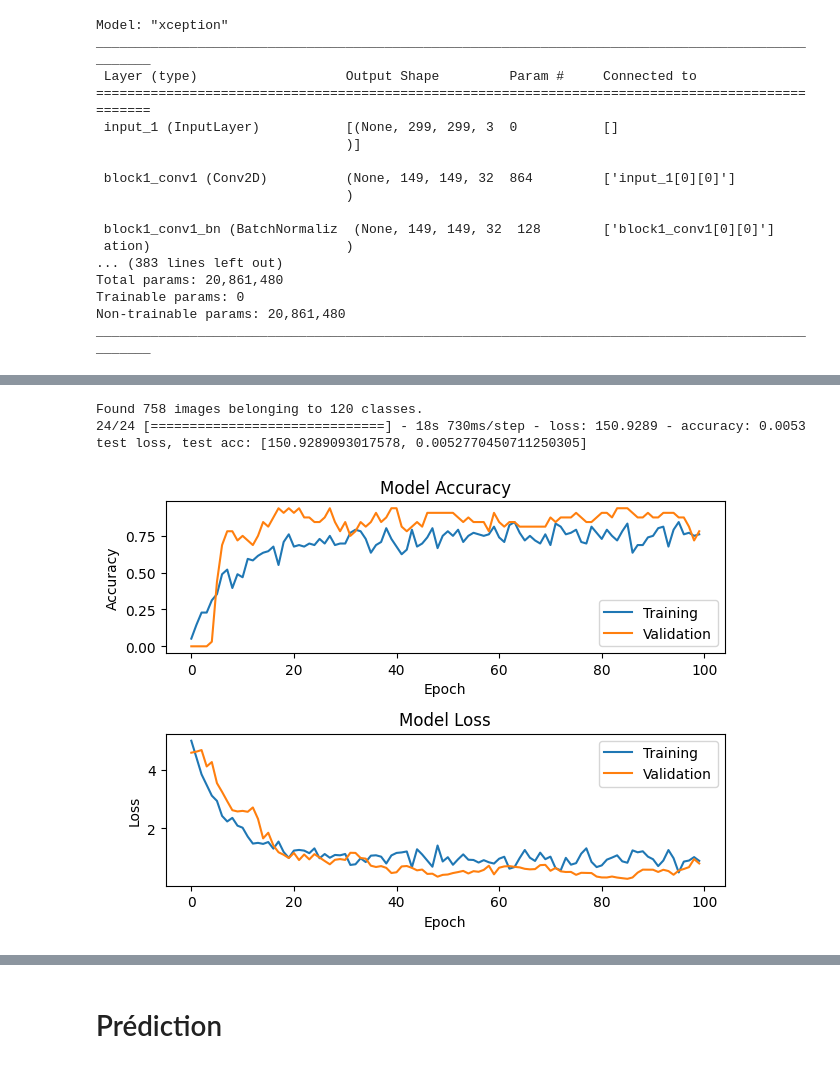
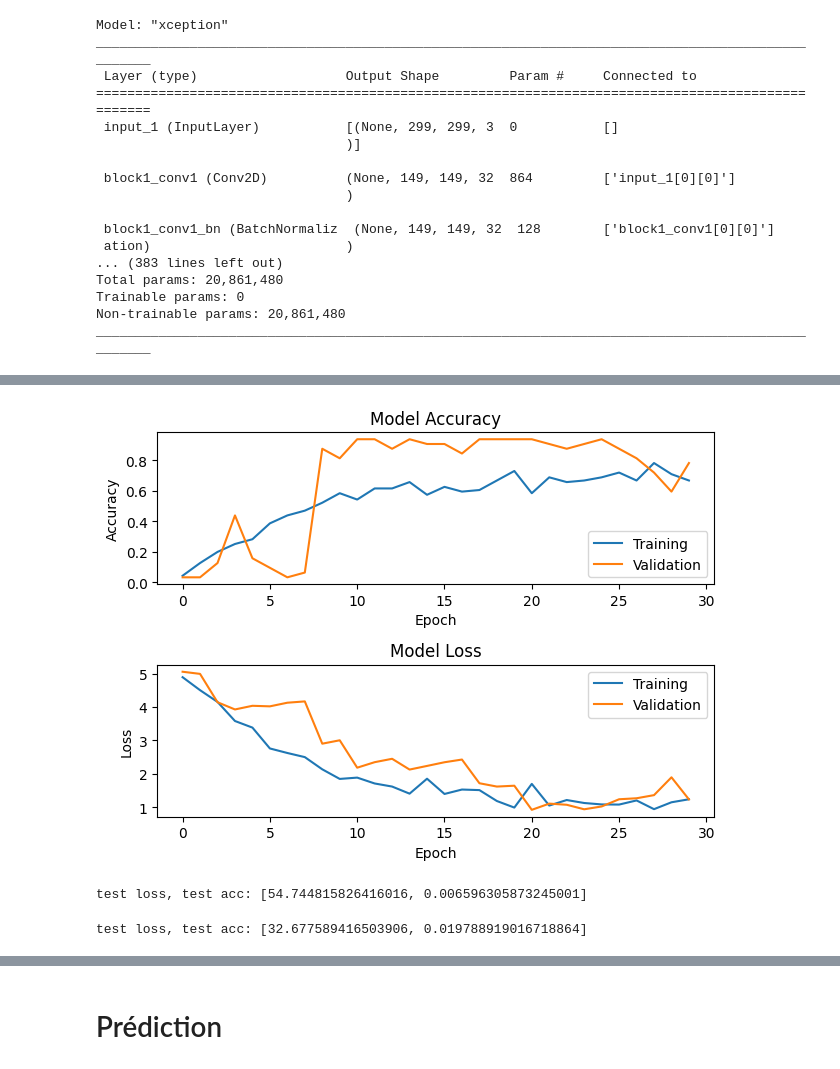
Before and after one commit to miinushi/P6_7_machine_learning, a Jupyter notebook: notebook.ipynb, the cells around one changed output, grey strips where cells are left out. Cells and saved outputs as stored; diff of their text form; code cells hidden in the pictures.

```diff
--- a/notebook.ipynb
+++ b/notebook.ipynb
@@ -411,2 +429,0 @@ Epoch 100/100
-# %%
-pretrained_plot_model(history)
@@ -533,18 +567,12 @@ Epoch 100/100
-# %%
-test_datagen = ImageDataGenerator()
-test_generator = test_datagen.flow_from_directory(test_dir,
-                                                  shuffle=False,
-                                                  target_size=(224,224),
-                                                  batch_size=32,
-                                                  class_mode='categorical')
-
-results = model.evaluate(test_generator)
-print(f"test loss, test acc: {results}")
-# %% [output]
-Found 758 images belonging to 120 classes.
-24/24 [==============================] - 18s 730ms/step - loss: 150.9289 - accuracy: 0.0053
-test loss, test acc: [150.9289093017578, 0.0052770450711250305]
-# %%
-pretrained_plot_model(history)
-# %% [output]
-[figure, removed]
+# %%
+pretrained_plot_model(history_one)
+
+
+print(f"test loss, test acc: {results_one}")
+# %% [output]
+[figure, added]
+test loss, test acc: [54.744815826416016, 0.006596305873245001]
+# %%
+print(f"test loss, test acc: {results_two}")
+# %% [output]
+test loss, test acc: [32.677589416503906, 0.019788919016718864]
```
Also changed, not shown: parts of 21 cells of this notebook.
